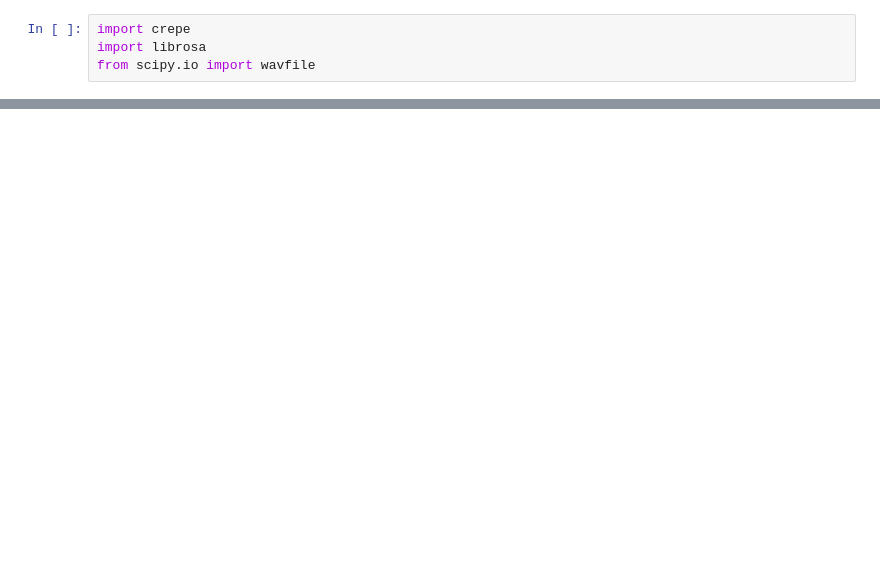
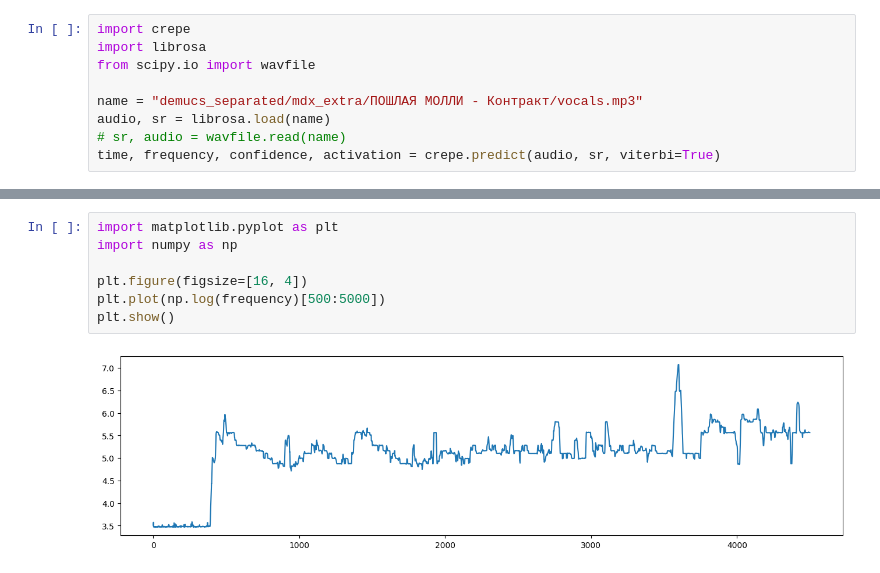
Before and after one commit to Vosatorp/MusicNIR, a Jupyter notebook: notebooks/Untitled.ipynb, the cells around one changed output, grey strips where cells are left out. Saved outputs shown, nothing was run; the diff lists cells and outputs as text; blank space fills up the shorter version.

```diff
--- a/notebooks/Untitled.ipynb
+++ b/notebooks/Untitled.ipynb
@@ -23,3 +24,8 @@ Successfully installed audioread-3.0.1 lazy-loader-0.3 librosa-0.10.1 msgpack-1.
 import crepe
 import librosa
 from scipy.io import wavfile
+
+name = "demucs_separated/mdx_extra/ПОШЛАЯ МОЛЛИ - Контракт/vocals.mp3"
+audio, sr = librosa.load(name)
+# sr, audio = wavfile.read(name)
+time, frequency, confidence, activation = crepe.predict(audio, sr, viterbi=True)
@@ -25,0 +34,9 @@ from scipy.io import wavfile
+# %%
+import matplotlib.pyplot as plt
+import numpy as np
+
+plt.figure(figsize=[16, 4])
+plt.plot(np.log(frequency)[500:5000])
+plt.show()
+# %% [output]
+[figure, added]
```
Also changed, not shown: parts of 3 cells of this notebook, 27 other files.
